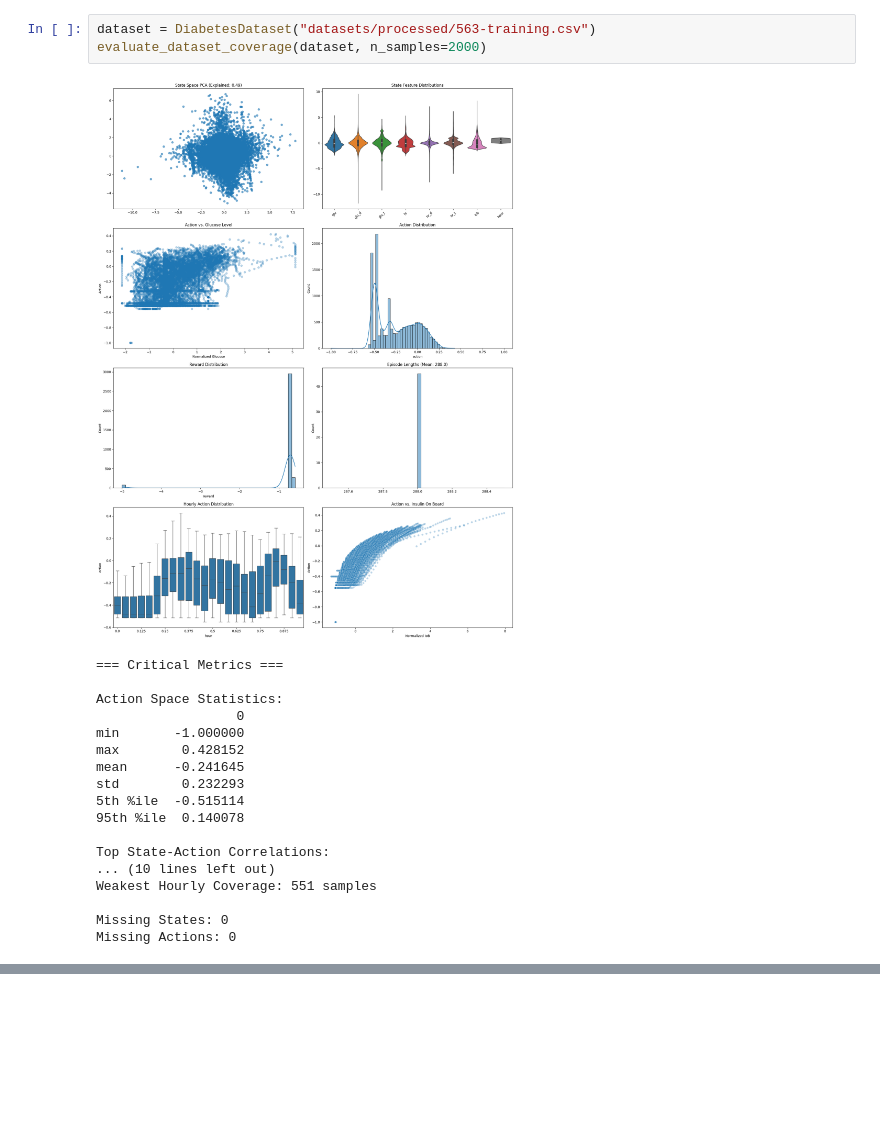
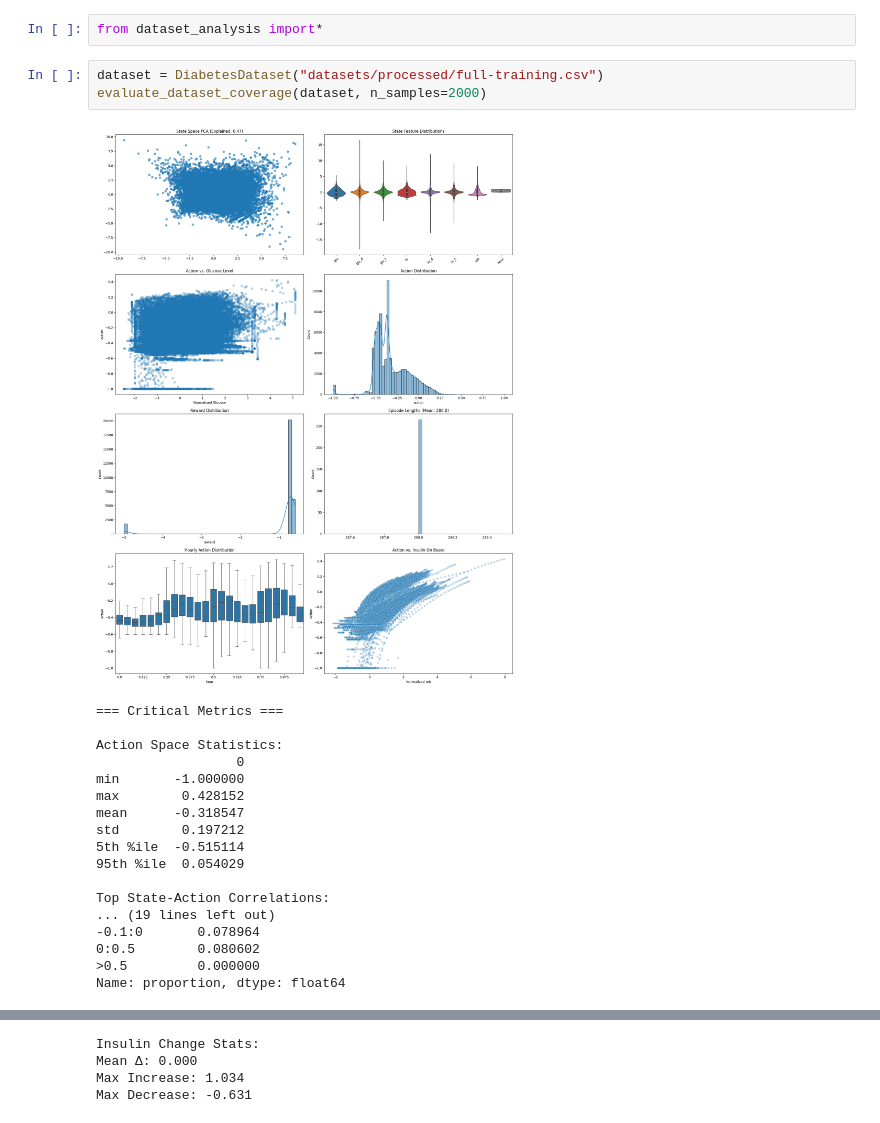
Before and after one commit to emdezla/Gloop, a Jupyter notebook: data_processing.ipynb, the cells around one changed output, grey strips where cells are left out. Cells and saved outputs as stored; diff of their text form; blank space fills up the shorter version.

```diff
--- a/data_processing.ipynb
+++ b/data_processing.ipynb
@@ -461,22 +39,24 @@ from data_curation import*
+# %%
+from dataset_analysis import*
 # %%
-dataset = DiabetesDataset("datasets/processed/563-training.csv")
+dataset = DiabetesDataset("datasets/processed/full-training.csv")
 evaluate_dataset_coverage(dataset, n_samples=2000)
 # %% [output]
-[figure, old version]
+[figure, new version]
 === Critical Metrics ===
 
 Action Space Statistics:
                   0
 min       -1.000000
 max        0.428152
-mean      -0.241645
-std        0.232293
+mean      -0.318547
+std        0.197212
 5th %ile  -0.515114
-95th %ile  0.140078
+95th %ile  0.054029
 
 Top State-Action Correlations:
-... (10 lines left out)
-Weakest Hourly Coverage: 551 samples
-
-Missing States: 0
-Missing Actions: 0
+... (19 lines left out)
+-0.1:0       0.078964
+0:0.5        0.080602
+>0.5         0.000000
+Name: proportion, dtype: float64
@@ -482,0 +64,4 @@ Missing Actions: 0
+Insulin Change Stats:
+Mean Δ: 0.000
+Max Increase: 1.034
+Max Decrease: -0.631
```
Also changed, not shown: parts of 18 cells of this notebook, 9 other files.
